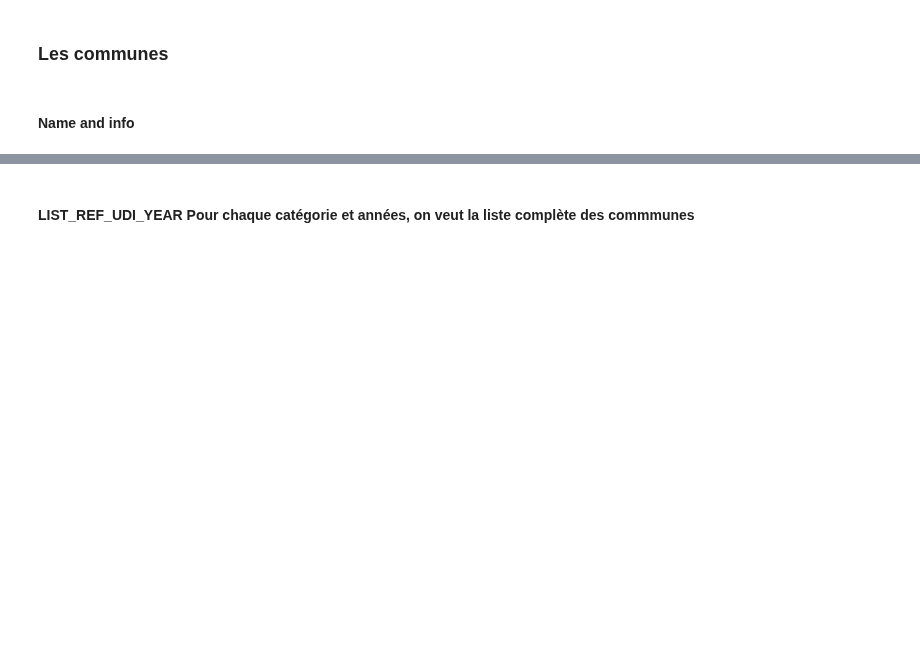
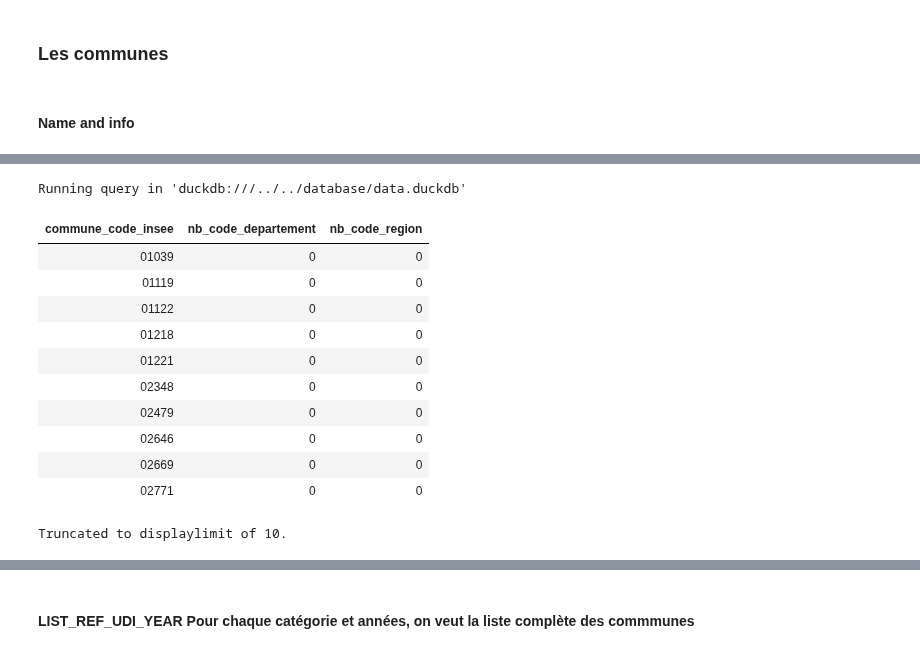
Before and after one commit to dataforgoodfr/13_pollution_eau, a Jupyter notebook: analytics/notebooks/cvm_calcul_conformite_par_commune-MAJ.ipynb, the cells around one changed output, grey strips where cells are left out. Drawn from its saved outputs; the diff is of its cells as text; code cells hidden in the pictures; blank space fills up the shorter version.

```diff
--- a/analytics/notebooks/cvm_calcul_conformite_par_commune-MAJ.ipynb
+++ b/analytics/notebooks/cvm_calcul_conformite_par_commune-MAJ.ipynb
@@ -77,0 +107,36 @@ Truncated to displaylimit of 10.
+# %%
+%%sql
+WITH
+cog AS (
+    SELECT
+      DEP AS code_departement,
+      REG AS code_region,
+      COM AS commune_code_insee,
+    FROM
+      cog_communes
+)
+
+SELECT
+        commune_code_insee,
+        COUNT(code_departement) AS nb_code_departement,
+        COUNT(code_region) AS nb_code_region,
+FROM
+    cog
+GROUP BY
+       commune_code_insee
+ORDER BY
+    2,3 DESC
+# %% [output]
+Running query in 'duckdb:///../../database/data.duckdb'
+| commune_code_insee | nb_code_departement | nb_code_region |
+| 01039 | 0 | 0 |
+| 01119 | 0 | 0 |
+| 01122 | 0 | 0 |
+| 01218 | 0 | 0 |
+| 01221 | 0 | 0 |
+| 02348 | 0 | 0 |
+| 02479 | 0 | 0 |
+| 02646 | 0 | 0 |
+| 02669 | 0 | 0 |
+| 02771 | 0 | 0 |
+Truncated to displaylimit of 10.
```
Also changed, not shown: parts of 20 cells of this notebook.
